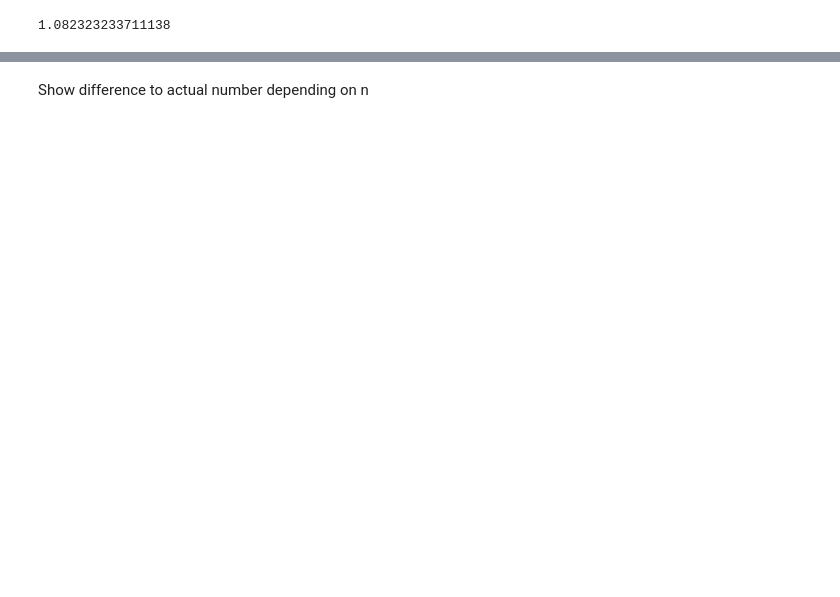
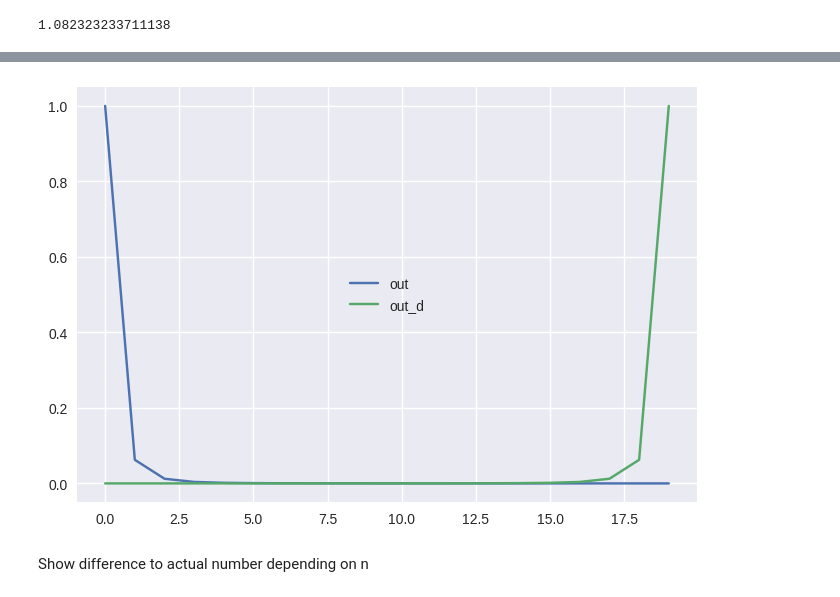
Before and after one commit to SilvioBaratto/Numerical-and-Data-Intensive-Computing, a Jupyter notebook: LAB_4/sumSeries.ipynb, the cells around one changed output, grey strips where cells are left out. Cells and saved outputs as stored; diff of their text form; code cells hidden in the pictures; blank space fills up the shorter version.

```diff
--- a/LAB_4/sumSeries.ipynb
+++ b/LAB_4/sumSeries.ipynb
@@ -61,5 +97,12 @@ plt.legend(loc='center')
 plt.show()
 # %% [output]
 [figure]
+# %%
+plt.plot(out_opt, label = "out")
+plt.plot(out_d_opt, label = "out_d")
+plt.legend(loc='center')
+plt.show()
+# %% [output]
+[figure, added]
 # %%
 # find first difference
```
Also changed, not shown: parts of 21 cells of this notebook.
